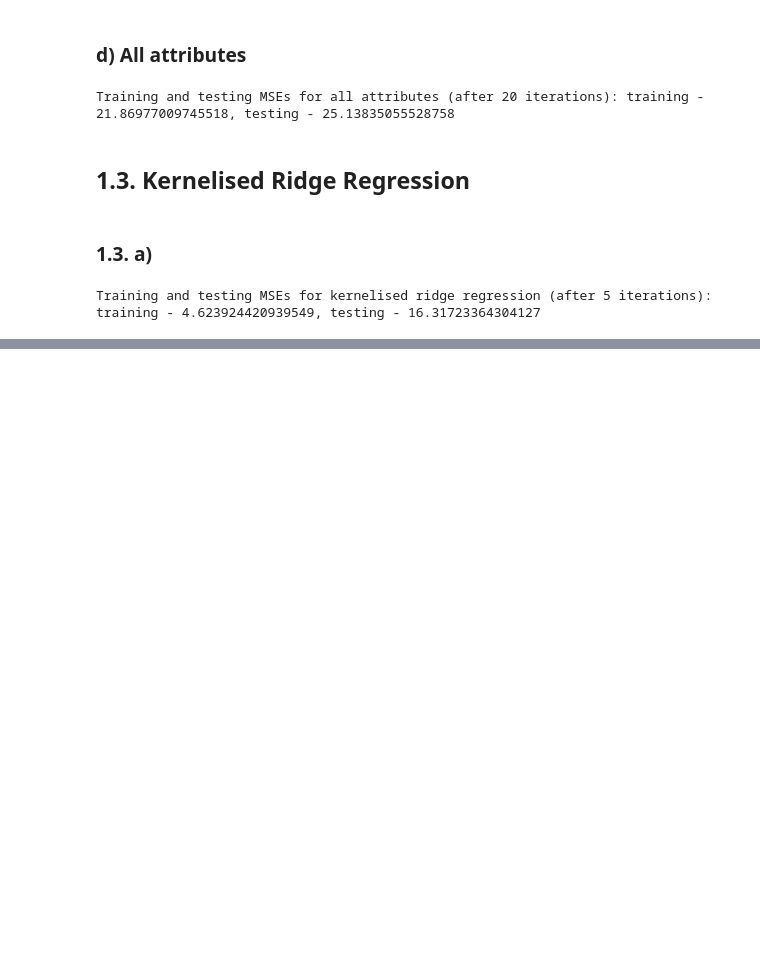
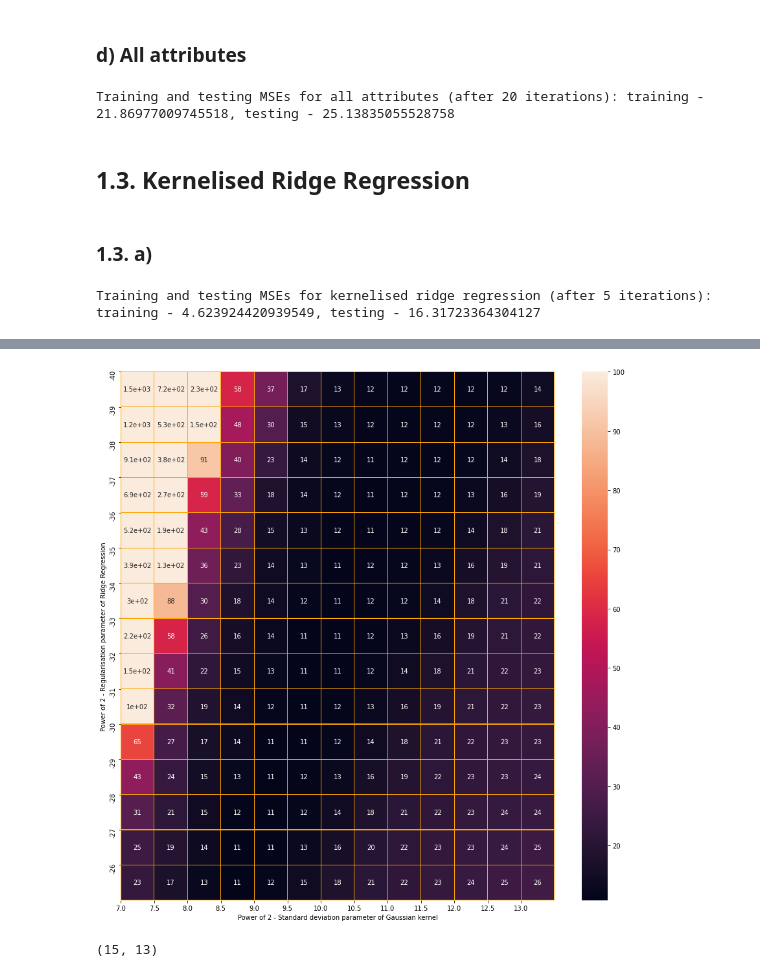
Before and after one commit to staschistyakov/COMP0078_groupCW, a Jupyter notebook: part1.ipynb, the cells around one changed output, grey strips where cells are left out. Drawn from its saved outputs; the diff is of its cells as text; code cells hidden in the pictures; blank space fills up the shorter version.

Commit message:
plotted heatmap

```diff
--- a/part1.ipynb
+++ b/part1.ipynb
@@ -1010,0 +1027,14 @@ KeyboardInterrupt:
+# %%
+plt.figure(figsize=[15,15])
+sbn.heatmap(grid,vmax=100,annot=True,linewidth=0.2,linecolor="orange")
+plt.xlabel("Power of 2 - Standard deviation parameter of Gaussian kernel")
+plt.ylabel("Power of 2 - Regularisation parameter of Ridge Regression")
+plt.xticks(np.arange(0,13,1),np.arange(7,13.5,0.5))
+plt.yticks(np.arange(0,15,1),np.arange(-40,-25,1))
+plt.show()
+# %% [output]
+[figure, added]
+# %%
+grid.shape
+# %% [output]
+(15, 13)
```
Also changed, not shown: parts of 2 cells of this notebook.
